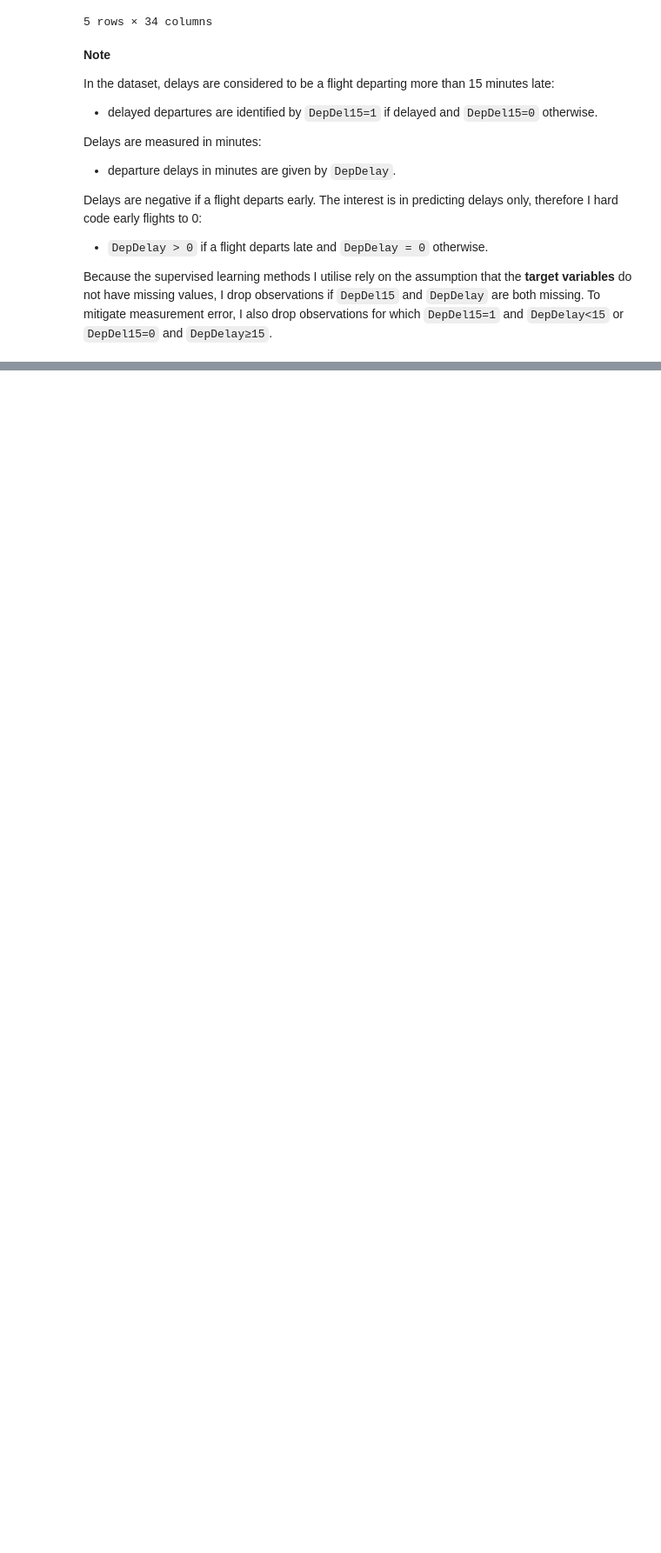
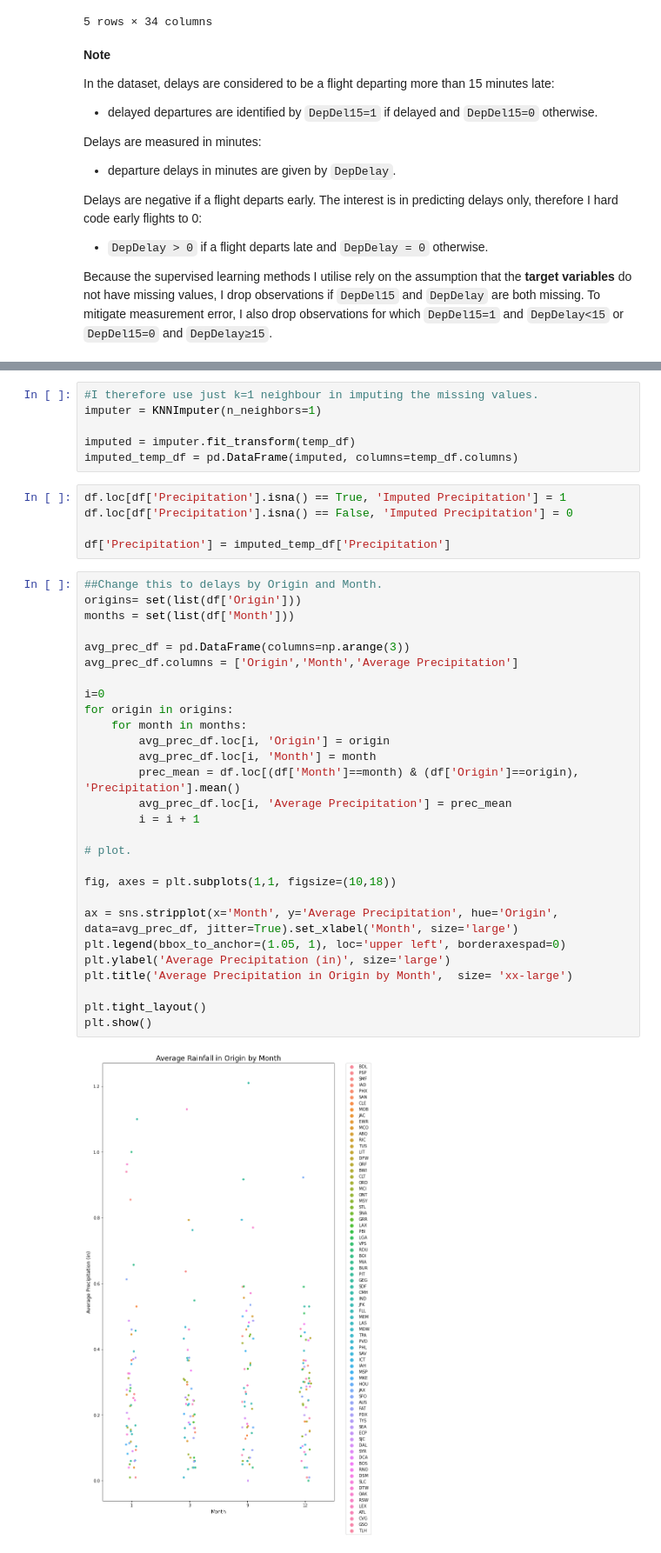
Before and after one commit to Oryder-green/FDS-project, a Jupyter notebook: Data Cleaning.ipynb, the cells around one changed output, grey strips where cells are left out. Shown at 87% size. Drawn from its saved outputs; the diff is of its cells as text; blank space fills up the shorter version.

Commit message:
Data_final

```diff
--- a/Data Cleaning.ipynb
+++ b/Data Cleaning.ipynb
@@ -604,0 +470,41 @@ df.loc[df['ArrDelay']<0, 'ArrDelay'] = 0
+# %%
+#I therefore use just k=1 neighbour in imputing the missing values.
+imputer = KNNImputer(n_neighbors=1)
+
+imputed = imputer.fit_transform(temp_df)
+imputed_temp_df = pd.DataFrame(imputed, columns=temp_df.columns)
+# %%
+df.loc[df['Precipitation'].isna() == True, 'Imputed Precipitation'] = 1
+df.loc[df['Precipitation'].isna() == False, 'Imputed Precipitation'] = 0
+
+df['Precipitation'] = imputed_temp_df['Precipitation']
+# %%
+##Change this to delays by Origin and Month.
+origins= set(list(df['Origin']))
+months = set(list(df['Month']))
+
+avg_prec_df = pd.DataFrame(columns=np.arange(3))
+avg_prec_df.columns = ['Origin','Month','Average Precipitation']
+
+i=0
+for origin in origins:
+    for month in months:
+        avg_prec_df.loc[i, 'Origin'] = origin
+        avg_prec_df.loc[i, 'Month'] = month
+        prec_mean = df.loc[(df['Month']==month) & (df['Origin']==origin), 'Precipitation'].mean()
+        avg_prec_df.loc[i, 'Average Precipitation'] = prec_mean
+        i = i + 1
+
+# plot.
+
+fig, axes = plt.subplots(1,1, figsize=(10,18))
+
+ax = sns.stripplot(x='Month', y='Average Precipitation', hue='Origin', data=avg_prec_df, jitter=True).set_xlabel('Month', size='large')
+plt.legend(bbox_to_anchor=(1.05, 1), loc='upper left', borderaxespad=0)
+plt.ylabel('Average Precipitation (in)', size='large')
+plt.title('Average Precipitation in Origin by Month',  size= 'xx-large')
+
+plt.tight_layout()
+plt.show()
+# %% [output]
+[figure, added]
```
Also changed, not shown: parts of 41 cells of this notebook, 3 other files.
